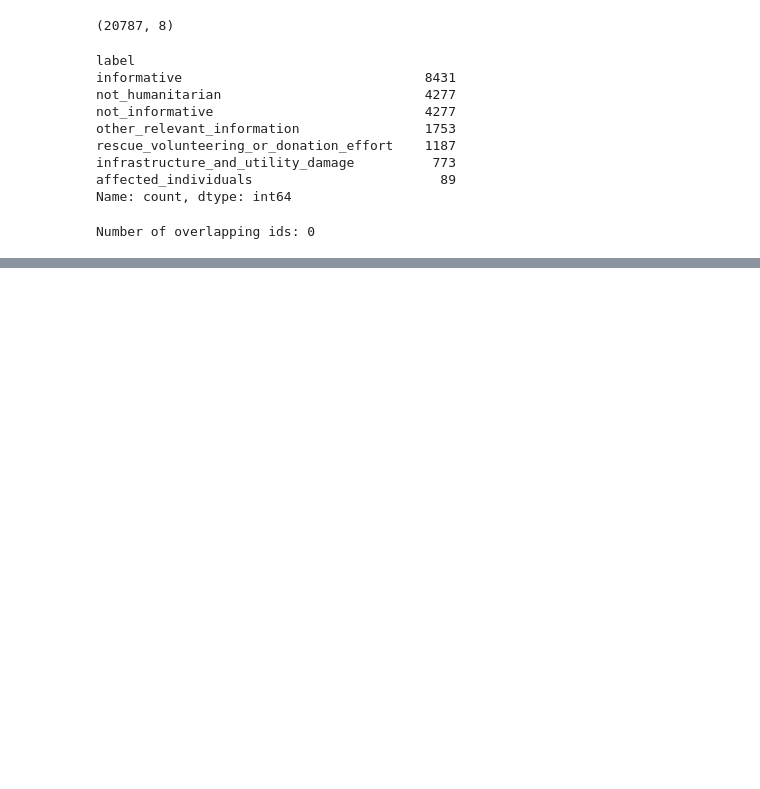
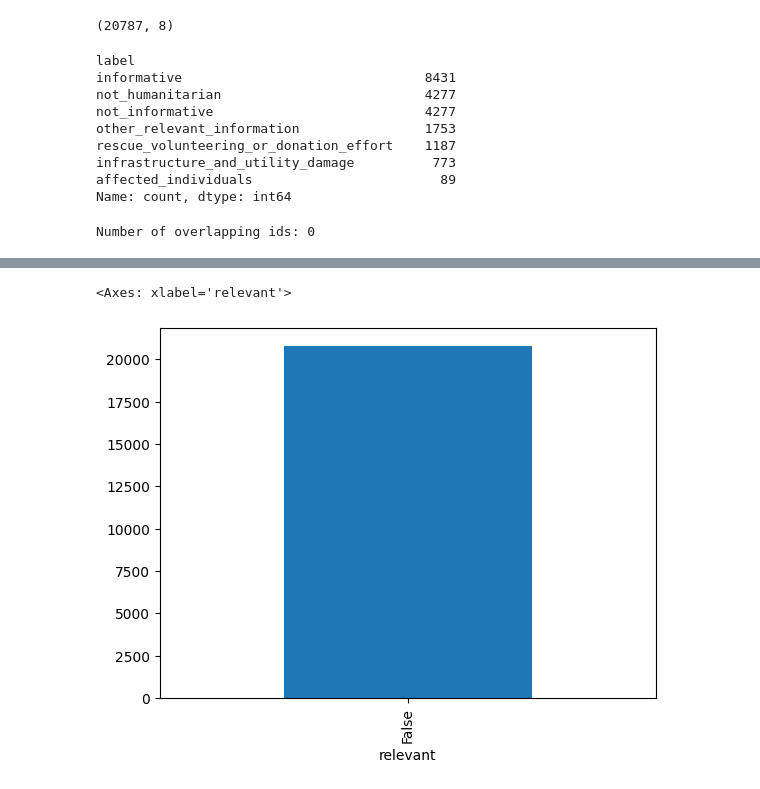
Before and after one commit to dhnhut/disaster-tweets, a Jupyter notebook: notebooks/0_dataset_CrisisMMD.ipynb, the cells around one changed output, grey strips where cells are left out. Drawn from its saved outputs; the diff is of its cells as text; code cells hidden in the pictures; blank space fills up the shorter version.

```diff
--- a/notebooks/0_dataset_CrisisMMD.ipynb
+++ b/notebooks/0_dataset_CrisisMMD.ipynb
@@ -195,0 +260,7 @@ df_agree.to_csv('datasets/CrisisMMD_v2.csv', index=False)
+# %%
+# TODO: Check why relevant are all False
+
+df_agree['relevant'].value_counts().plot(kind='bar')
+# %% [output]
+<Axes: xlabel='relevant'>
+[figure, added]
```
Also changed, not shown: parts of 5 cells of this notebook.
